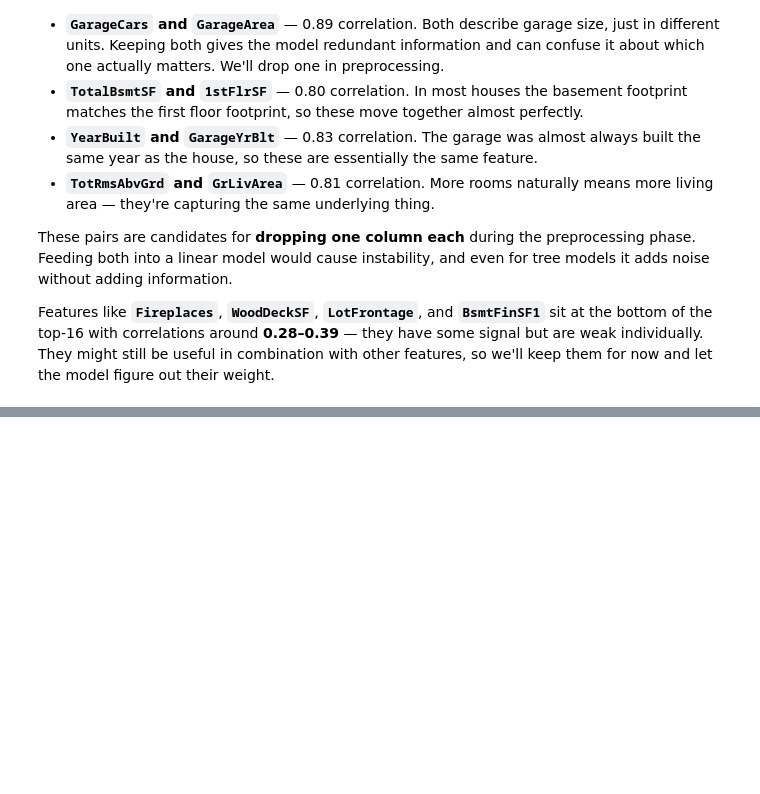
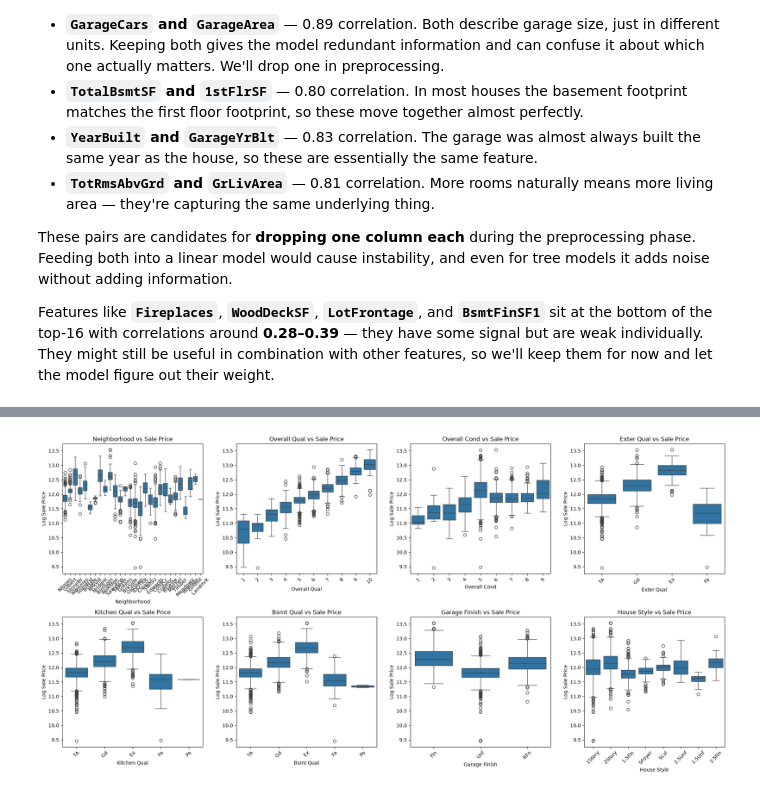
Before and after one commit to bazanov05/ames-housing-ml, a Jupyter notebook: eda/eda.ipynb, the cells around one changed output, grey strips where cells are left out. Saved outputs shown, nothing was run; the diff lists cells and outputs as text; code cells hidden in the pictures; blank space fills up the shorter version.

```diff
--- a/eda/eda.ipynb
+++ b/eda/eda.ipynb
@@ -86,0 +135,39 @@ Features like **`Fireplaces`**, **`WoodDeckSF`**, **`LotFrontage`**, and **`Bsmt
+# %%
+categorical_features = [
+    "Neighborhood",
+    "Overall Qual",
+    "Overall Cond",
+    "Exter Qual",
+    "Kitchen Qual",
+    "Bsmt Qual",
+    "Garage Finish",
+    "House Style"
+]
+
+y_axis = np.log1p(df["SalePrice"])
+
+# Create 2 × 4 subplots
+fig, axes = plt.subplots(2, 4, figsize=(20, 10))
+
+# Flatten axes so we can loop through them
+axes = axes.flatten()
+
+for i, feature in enumerate(categorical_features):
+
+    sns.boxplot(
+        x=df[feature],
+        y=y_axis,
+        ax=axes[i]
+    )
+
+    axes[i].set_xlabel(feature)
+    axes[i].set_ylabel("Log Sale Price")
+    axes[i].set_title(f"{feature} vs Sale Price")
+
+    # Rotate labels when there are many categories
+    axes[i].tick_params(axis="x", rotation=45)
+
+plt.tight_layout()
+plt.show()
+# %% [output]
+[figure, added]
```
Also changed, not shown: parts of 4 cells of this notebook.
